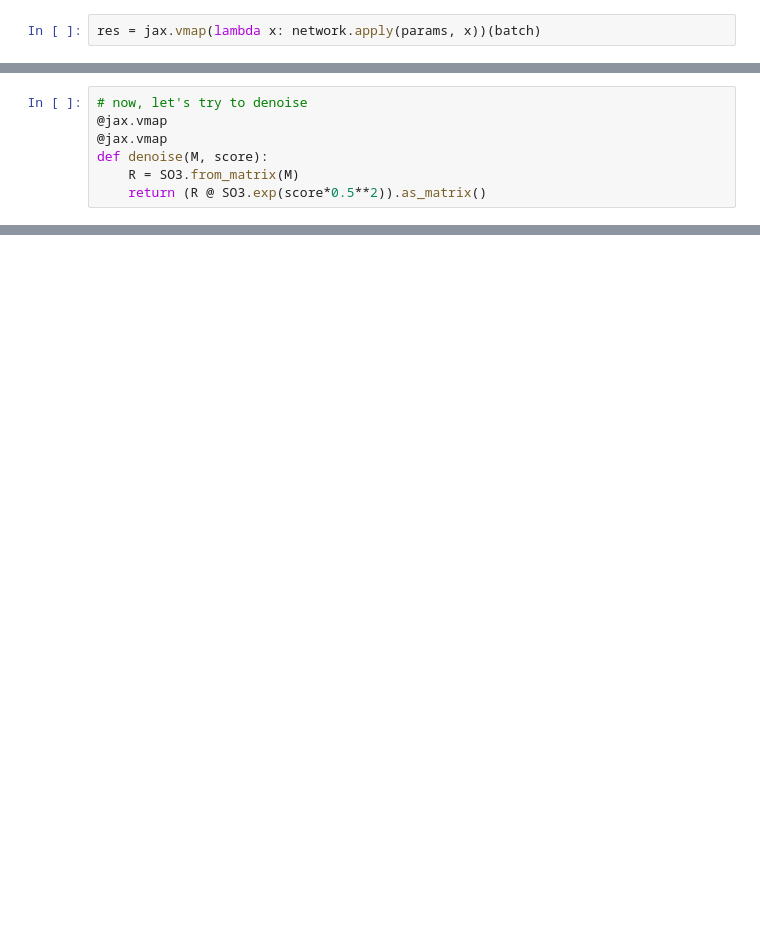
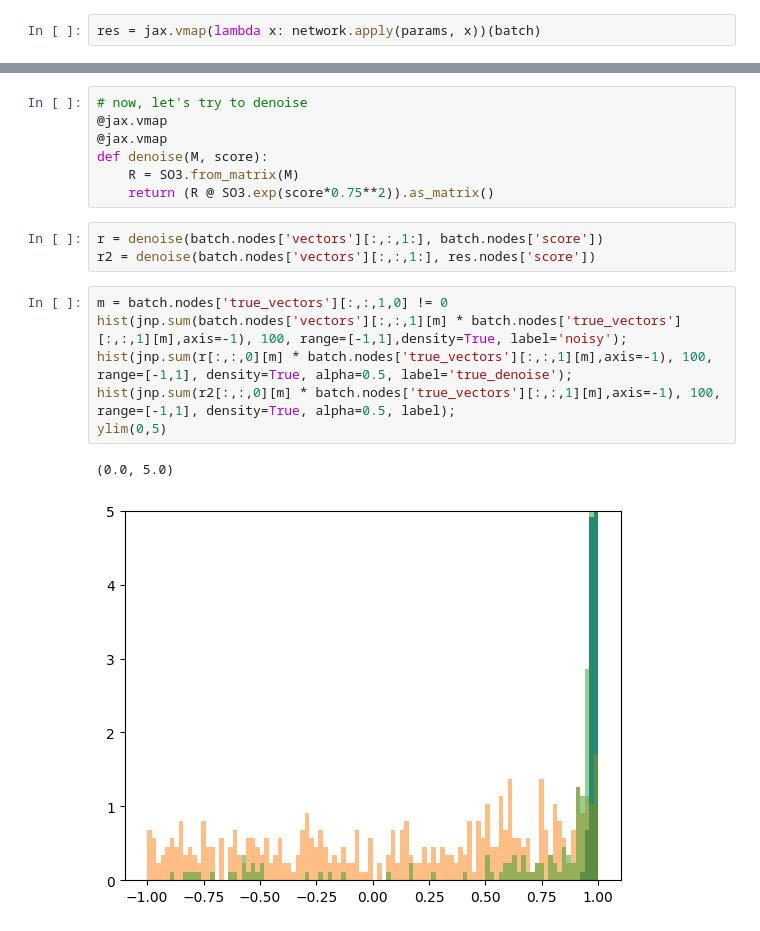
Before and after one commit to McWilliamsCenter/DeepGalaxyHaloConnection, a Jupyter notebook: notebooks/TrivialAlignments.ipynb, the cells around one changed output, grey strips where cells are left out. Saved outputs shown, nothing was run; the diff lists cells and outputs as text; blank space fills up the shorter version.

```diff
--- a/notebooks/TrivialAlignments.ipynb
+++ b/notebooks/TrivialAlignments.ipynb
@@ -278,7 +272,0 @@ res.nodes['score'][0,0], batch.nodes['score'][0,0]
-# %%
-# now, let's try to denoise
-@jax.vmap
-@jax.vmap
-def denoise(M, score):
-    R = SO3.from_matrix(M)
-    return (R @ SO3.exp(score*0.5**2)).as_matrix()
@@ -297,3 +280,22 @@ ylim(0,5)
+# %%
+# now, let's try to denoise
+@jax.vmap
+@jax.vmap
+def denoise(M, score):
+    R = SO3.from_matrix(M)
+    return (R @ SO3.exp(score*0.75**2)).as_matrix()
+# %%
+r = denoise(batch.nodes['vectors'][:,:,1:], batch.nodes['score'])
+r2 = denoise(batch.nodes['vectors'][:,:,1:], res.nodes['score'])
+# %%
+m = batch.nodes['true_vectors'][:,:,1,0] != 0
+hist(jnp.sum(batch.nodes['vectors'][:,:,1][m] * batch.nodes['true_vectors'][:,:,1][m],axis=-1), 100, range=[-1,1],density=True, label='noisy');
+hist(jnp.sum(r[:,:,0][m] * batch.nodes['true_vectors'][:,:,1][m],axis=-1), 100, range=[-1,1], density=True, alpha=0.5, label='true_denoise');
+hist(jnp.sum(r2[:,:,0][m] * batch.nodes['true_vectors'][:,:,1][m],axis=-1), 100, range=[-1,1], density=True, alpha=0.5, label);
+ylim(0,5)
+# %% [output]
+(0.0, 5.0)
+[figure, added]
 # %%
 m = batch.nodes['vectors'][0,:,1,0]!=0
 quiver(batch.nodes['vectors'][0,:,0,0][m],
```
Also changed, not shown: parts of 18 cells of this notebook.
